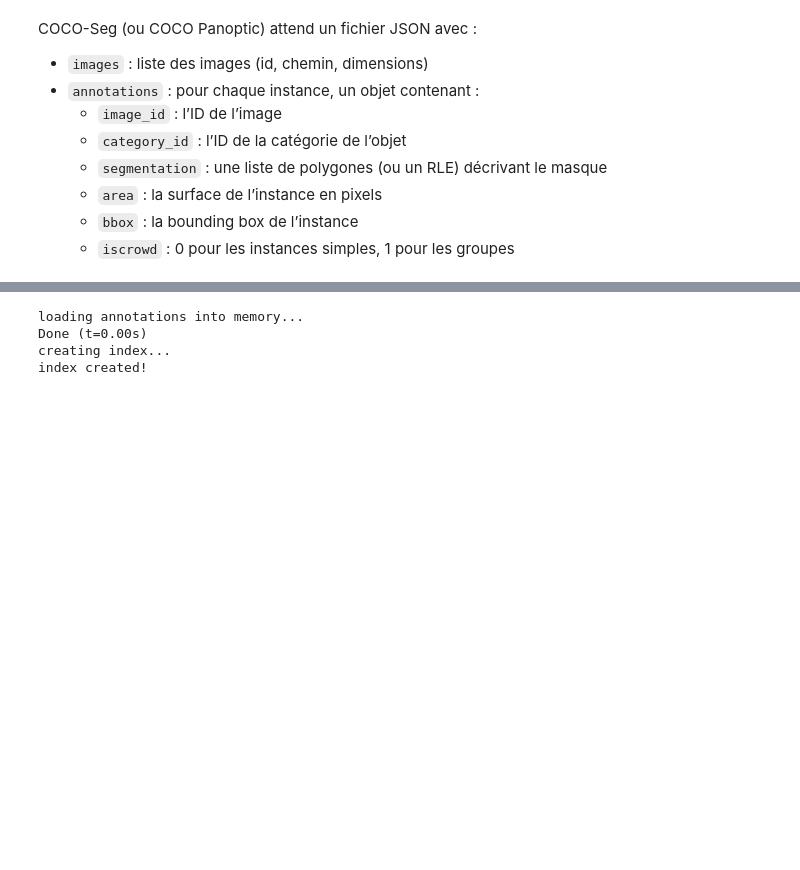
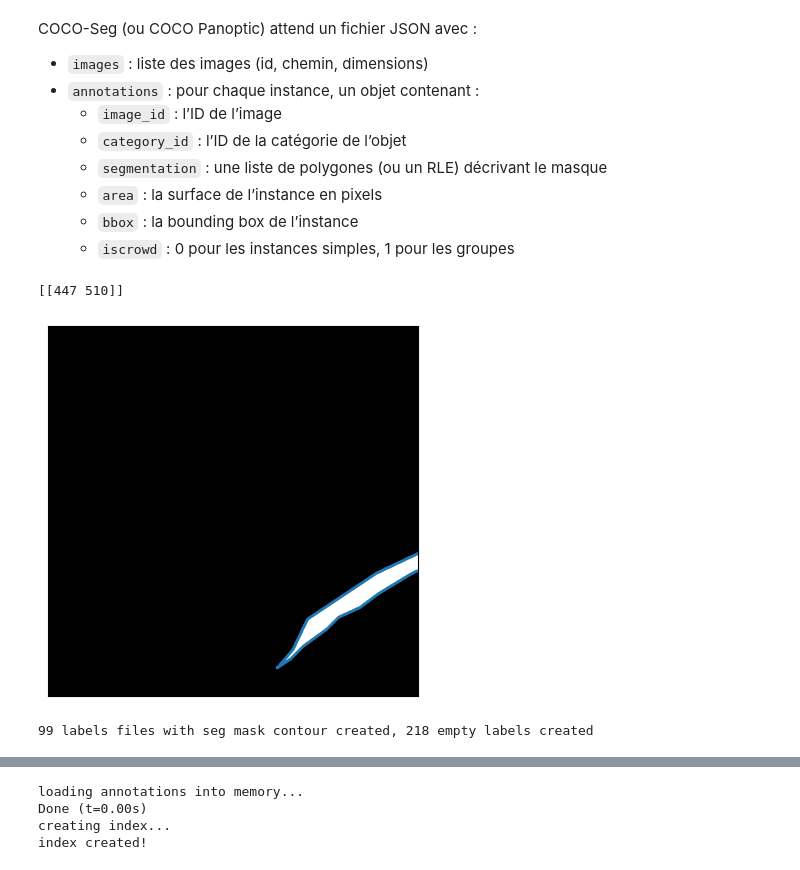
Before and after one commit to ThomasDenoirjean/pebble_beds_instance_segmentation, a Jupyter notebook: pebble_bed_instance_segmentation_data_processing.ipynb, the cells around one changed output, grey strips where cells are left out. Cells and saved outputs as stored; diff of their text form; code cells hidden in the pictures; blank space fills up the shorter version.

Commit message:
creation of yolo labels with contours points normed

```diff
--- a/pebble_bed_instance_segmentation_data_processing.ipynb
+++ b/pebble_bed_instance_segmentation_data_processing.ipynb
@@ -440,6 +444,73 @@ COCO-Seg (ou COCO Panoptic) attend un fichier JSON avec :
   - `area` : la surface de l’instance en pixels
   - `bbox` : la bounding box de l’instance
   - `iscrowd` : 0 pour les instances simples, 1 pour les groupes
+# %%
+from skimage.measure import find_contours
+import cv2
+
+
+masque = np.load('data_processed/seg_mask_croped/2013/seg_mask_(0, 640, 640, 1280).npy')
+# masque = np.load('data_processed/seg_mask_croped/2013/seg_mask_(8320, 45440, 8960, 46080).npy')
+
+instances = np.unique(masque)
+seuil = instances[1] - 1
+
+ret, thresh = cv2.threshold(masque, seuil, 255, 0)
+contours, hierarchy = cv2.findContours(thresh, cv2.RETR_TREE, cv2.CHAIN_APPROX_SIMPLE)
+
+fig, ax = plt.subplots()
+ax.imshow(masque, cmap=plt.cm.gray)
+
+for contour in contours:
+    ax.plot(contour[:, 0, 0], contour[:, 0, 1], linewidth=2)
+
+print(contour[150, :, :])
+
+ax.axis('image')
+ax.set_xticks([])
+ax.set_yticks([])
+plt.show()
+# %% [output]
+[[447 510]]
+[figure, added]
+# %%
+import cv2
+
+label_dir = 'data_processed/yolo_labels/2013'
+
+count = 0
+
+for seg_mask_name in seg_mask_crop_list:
+    mask = np.load(os.path.join(seg_mask_crop_dir, seg_mask_name))
+    instances = np.unique(mask)
+
+    label_name = f"ortho_RGB_2013_{seg_mask_name.split('.npy')[0].split('_')[-1]}.txt"
+
+    out_file = os.path.join(label_dir, label_name)
+
+    with open(out_file, "w") as f:
+        if len(instances) > 1:
+            count += 1
+            seuil = instances[1] - 1
+            ret, thresh = cv2.threshold(mask, seuil, 255, 0)
+            contours, hierarchy = cv2.findContours(thresh, cv2.RETR_TREE, cv2.CHAIN_APPROX_SIMPLE)
+
+            for contour in contours:
+                contour_points_list = []
+                for contour_points in contour:
+                    new_x_norm = str(contour_points[0][0]/640)
+                    new_y_norm = str(contour_points[0][1]/640)
+                    if len(contour_points_list) >= 2:
+                        if new_x_norm == contour_points_list[-2] and new_y_norm == contour_points_list[-1]:
+                            break
+                    contour_points_list.append(new_x_norm)
+                    contour_points_list.append(new_y_norm)
+
+                f.write(f'1 {' '.join(contour_points_list)}\n')
+
+print(f'{count} label files with seg mask contour created, {317-count} empty labels created')
+# %% [output]
+99 labels files with seg mask contour created, 218 empty labels created
 # %%
 import os
 import numpy as np
```
Also changed, not shown: parts of 4 cells of this notebook.
